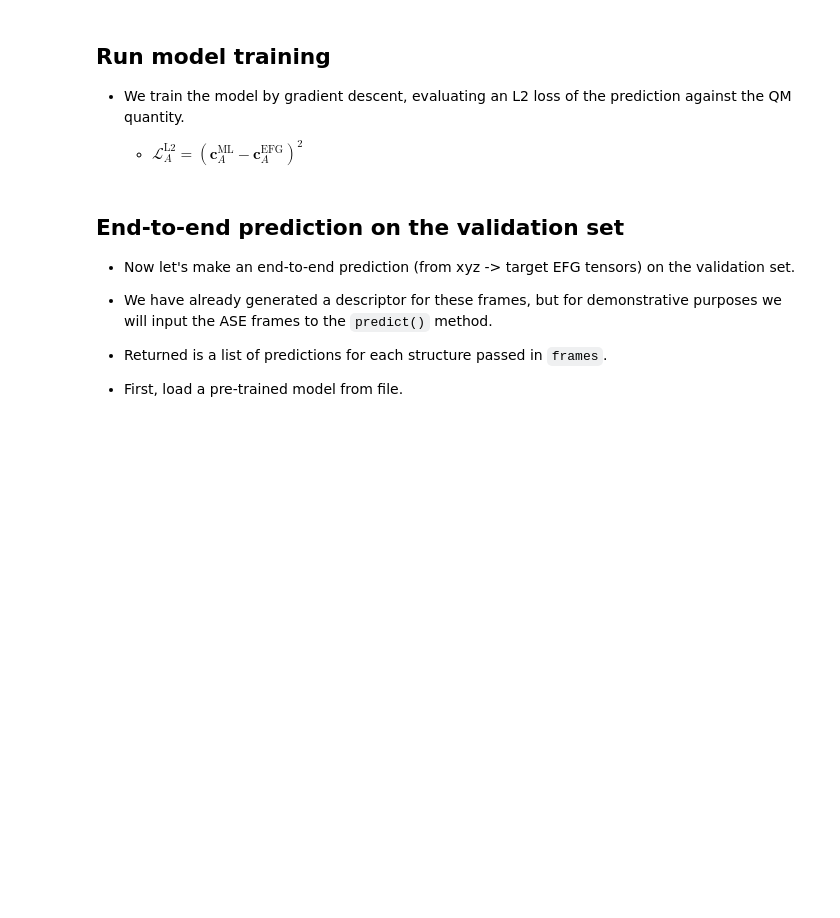
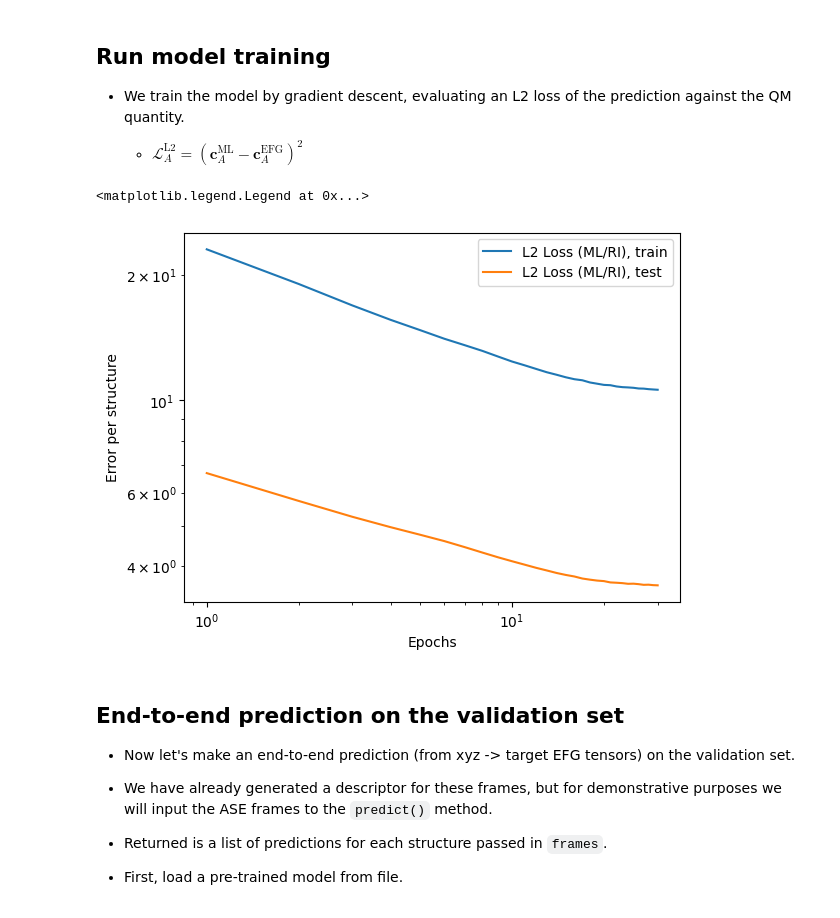
Before and after one commit to jwa7/rho_learn, a Jupyter notebook: docs/example/tensor/ml_efg.ipynb, the cells around one changed output. Saved outputs shown, nothing was run; the diff lists cells and outputs as text; code cells hidden in the pictures; blank space fills up the shorter version.

```diff
--- a/docs/example/tensor/ml_efg.ipynb
+++ b/docs/example/tensor/ml_efg.ipynb
@@ -272,11 +278,11 @@ efg_data = data.RhoData(
   should be done within the `with torch.no_grad()` context manager or by setting
   the model to evaluation mode with `model.eval()`.
 # %%
-from settings import ml_settings
+from settings import ML_SETTINGS
 
 descriptor_kwargs = {
-    "rascal_settings": rascal_settings,
-    "cg_settings": cg_settings,
+    "rascal_settings": RASCAL_SETTINGS,
+    "cg_settings": CG_SETTINGS,
 }
 # %% [markdown]
 * Here we intialize a global model that makes predicitons on the TensorMap level
@@ -306,21 +312,21 @@ descriptor_kwargs = {
 # Initialize model
 model = models.RhoModel(
     # Model architecture
-    model_type=ml_settings["model"]["model_type"],  # "linear" or "nonlinear"
+    model_type=ML_SETTINGS["model"]["model_type"],  # "linear" or "nonlinear"
     input=efg_data[idxs[0]][1],   # example input data for init metadata
     output=efg_data[idxs[0]][2],  # example output data for init metadata
-    bias_invariants=ml_settings["model"]["bias_invariants"],
+    bias_invariants=ML_SETTINGS["model"]["bias_invariants"],
 
     # Extra architecture settings if using a nonlinear base model
-    # hidden_layer_widths=ml_settings["model"].get("hidden_layer_widths"),
-    # activation_fn=ml_settings["model"].get("activation_fn"),
-    # bias_nn=ml_settings["model"].get("bias_nn"),
+    # hidden_layer_widths=ML_SETTINGS["model"].get("hidden_layer_widths"),
+    # activation_fn=ML_SETTINGS["model"].get("activation_fn"),
+    # bias_nn=ML_SETTINGS["model"].get("bias_nn"),
 
     # For end-to-end predictions
     descriptor_kwargs=descriptor_kwargs,
 
     # Torch tensor settings
-    **torch_settings
+    **TORCH_SETTINGS
 )
 # %%
 # Inspect the input metadata of the model - notice the components / properties
@@ -382,13 +428,13 @@ train_loader = data.RhoLoader(
     efg_data,
     idxs=train_idxs,
     get_aux_data=False,
-    batch_size=ml_settings["loading"]["train"]["batch_size"],
+    batch_size=ML_SETTINGS["loading"]["train"]["batch_size"],
 )
 test_loader = data.RhoLoader(
     efg_data,
     idxs=test_idxs,
     get_aux_data=False,
-    batch_size=ml_settings["loading"]["test"]["batch_size"],
+    batch_size=ML_SETTINGS["loading"]["test"]["batch_size"],
 )
 val_loader = data.RhoLoader(
     efg_data,
@@ -415,14 +461,14 @@ scheduler = None
   * $ \mathcal{L}_A^{\text{L2}} = \left( \textbf{c}_A^{\text{ML}} -\textbf{c}_A^{\text{EFG}} \right) ^2 $
 # %%
 from rholearn import train
-from settings import ml_settings
+from settings import ML_SETTINGS
 
 # Define a log file for writing losses at each epoch
-log_path = os.path.join(ml_dir, "training.log")
+log_path = os.path.join(ML_DIR, "training.log")
 io.log(log_path, "# epoch train_L2_loss test_L2_loss time")
 
-if ml_settings["training"].get("restart_epoch") is not None:
-    start_epoch = ml_settings["training"]["restart_epoch"]
+if ML_SETTINGS["training"].get("restart_epoch") is not None:
+    start_epoch = ML_SETTINGS["training"]["restart_epoch"]
     optimizer.load_state_dict(
         torch.load(os.path.join(chkpt_dir, f"optimizer_{start_epoch}.pt"))
     )
@@ -434,7 +480,7 @@ else:
     start_epoch = 1
 
 # Run training loop
-for epoch in range(start_epoch, ml_settings["training"]["n_epochs"] + 1):
+for epoch in range(start_epoch, ML_SETTINGS["training"]["n_epochs"] + 1):
     # Training step
     t0 = time.time()
     train_loss_epoch, test_loss_epoch = train.training_step(
@@ -460,33 +506,36 @@ for epoch in range(start_epoch, ml_settings["training"]["n_epochs"] + 1):
             log_path,
             f"{epoch} {train_loss_epoch} {test_loss_epoch} {dt} {scheduler._last_lr[0]}",
         )
-    if epoch % ml_settings["training"]["save_interval"] == 0:
+    if epoch % ML_SETTINGS["training"]["save_interval"] == 0:
         torch.save(model, os.path.join(chkpt_dir, f"model_{epoch}.pt"))
         torch.save(optimizer.state_dict(), os.path.join(chkpt_dir, f"optimizer_{epoch}.pt"))
         # torch.save(scheduler.state_dict(), os.path.join(chkpt_dir, f"scheduler_{epoch}.pt"))
 # %%
 # Load training log
-losses = np.loadtxt(os.path.join(ml_dir, "training.log"))
+losses = np.loadtxt(os.path.join(ML_DIR, "training.log"))
 
 # Plot the various errors
 fig, ax = plt.subplots()
 
 # Unpack data from each row
 if scheduler is None:
     epochs, train_loss, test_loss, times = losses.T
 else:
     epochs, train_loss, test_loss, times, lr = losses.T
     ax.plot(epochs, lr, label="learning rate")
 
 ax.plot(epochs, train_loss, label="L2 Loss (ML/RI), train")
 ax.plot(epochs, test_loss, label="L2 Loss (ML/RI), test")
 
 # Format the plot
 ax.set_xlabel("Epochs")
 ax.set_ylabel("Error per structure")
 ax.set_xscale("log")
 ax.set_yscale("log")
 ax.legend()
+# %% [output]
+<matplotlib.legend.Legend at 0x...>
+[figure, added]
 # %% [markdown]
 ## End-to-end prediction on the validation set
 
```
Also changed, not shown: parts of 15 cells of this notebook, 5 other files.
